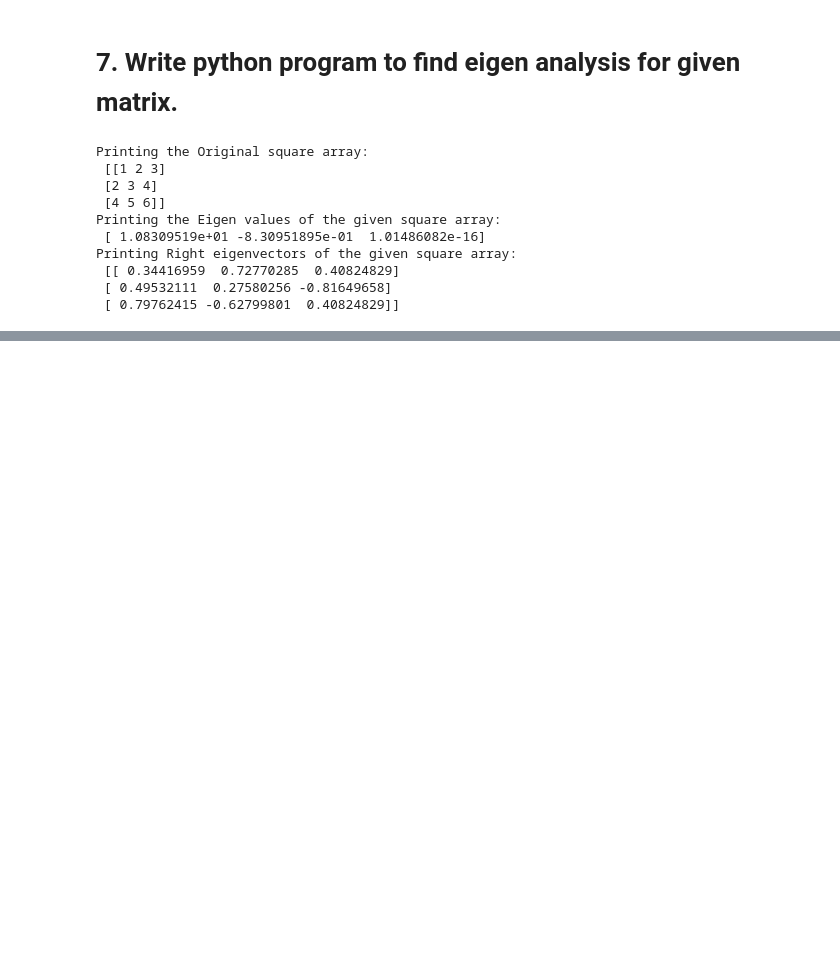
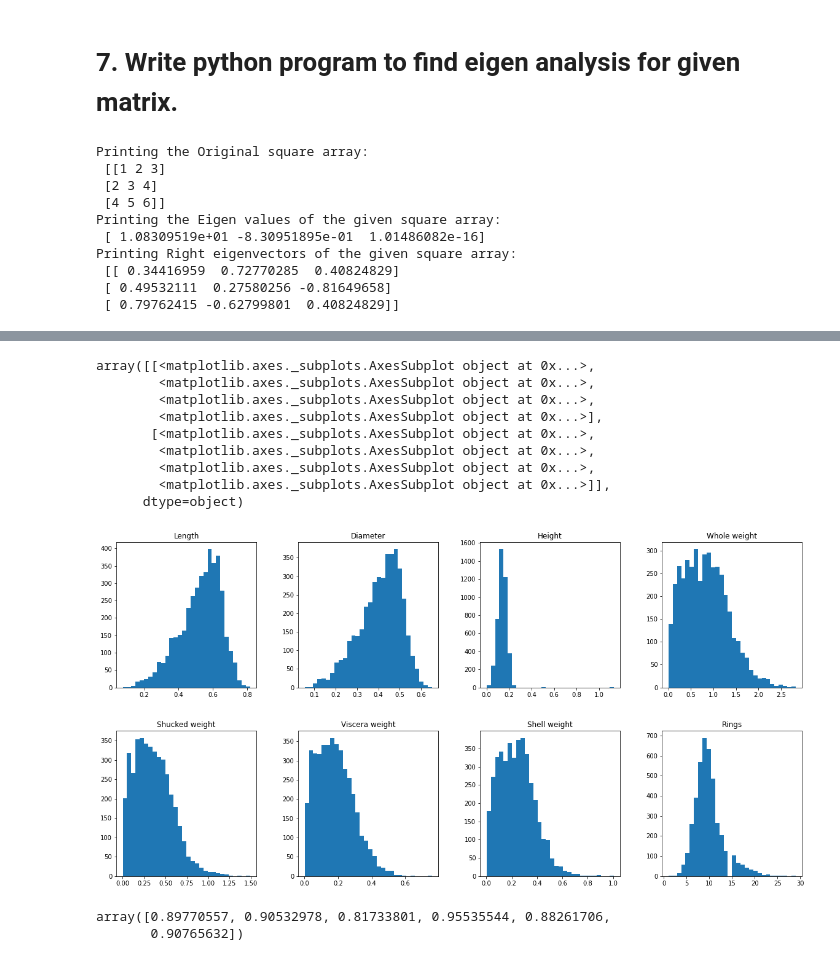
Before and after one commit to SriPallaviChintalapudi/ML-LAB, a Jupyter notebook: 19B01A1229.ipynb, the cells around one changed output, grey strips where cells are left out. Cells and saved outputs as stored; diff of their text form; code cells hidden in the pictures; blank space fills up the shorter version.

```diff
--- a/19B01A1229.ipynb
+++ b/19B01A1229.ipynb
@@ -330,0 +398,19 @@ Printing Right eigenvectors of the given square array:
+# %%
+abalone.hist(figsize=(20,10), grid=False, layout=(2, 4), bins = 30)
+# %% [output]
+array([[<matplotlib.axes._subplots.AxesSubplot object at 0x...>,
+        <matplotlib.axes._subplots.AxesSubplot object at 0x...>,
+        <matplotlib.axes._subplots.AxesSubplot object at 0x...>,
+        <matplotlib.axes._subplots.AxesSubplot object at 0x...>],
+       [<matplotlib.axes._subplots.AxesSubplot object at 0x...>,
+        <matplotlib.axes._subplots.AxesSubplot object at 0x...>,
+        <matplotlib.axes._subplots.AxesSubplot object at 0x...>,
+        <matplotlib.axes._subplots.AxesSubplot object at 0x...>]],
+      dtype=object)
+[figure, added]
+# %%
+feature_importance = pd.DataFrame(abalone.iloc[:,:8].corr()).iloc[:-1, -1].values
+feature_importance
+# %% [output]
+array([0.89770557, 0.90532978, 0.81733801, 0.95535544, 0.88261706,
+       0.90765632])
```
Also changed, not shown: parts of 15 cells of this notebook.
